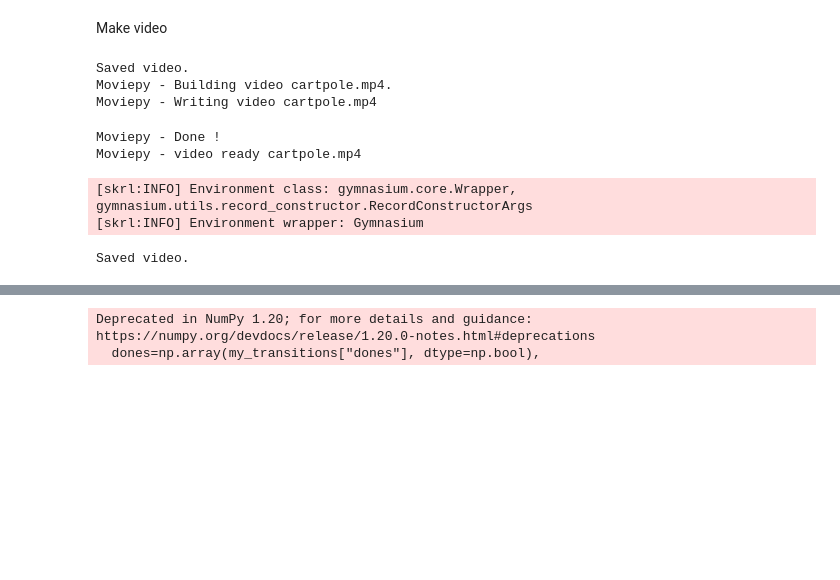
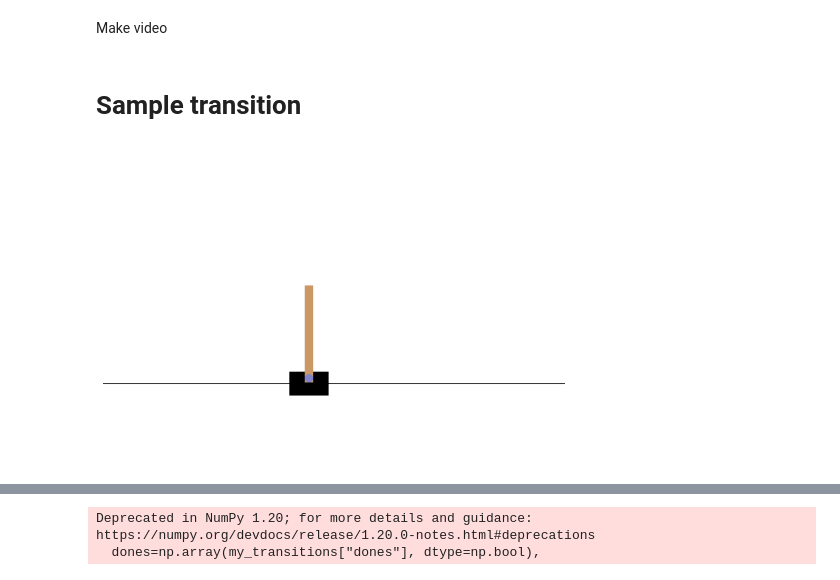
Before and after one commit to Chickeninvader/Machine_learning_project, a Jupyter notebook: imitation_learning.ipynb, the cells around one changed output, grey strips where cells are left out. Drawn from its saved outputs; the diff is of its cells as text; code cells hidden in the pictures; blank space fills up the shorter version.

```diff
--- a/imitation_learning.ipynb
+++ b/imitation_learning.ipynb
@@ -158,52 +187,46 @@ Result (loss, reward mean, ...)
 # %% [markdown]
 Make video
-# %%
-env = gym.make("CartPole-v1", render_mode='rgb_array')
-video_recorder = None
-video_recorder = VideoRecorder(
-    env, "cartpole.mp4", enabled="cartpole.mp4" is not None)
-counter = 0
-episode_len = 10000
-obs, info = env.reset()
-
-
-while True:
-    env.unwrapped.render()
-    video_recorder.capture_frame()
-    action = agent.act(torch.tensor(obs).unsqueeze(0), counter, episode_len)[0].item()
-    obs, rew, done, truncated, info = env.step(action)
-    if done or truncated:
-        print("Saved video.")
-        video_recorder.close()
-        video_recorder.enabled = False
-        break
-    counter = counter + 1
-# %% [output]
-Saved video.
-Moviepy - Building video cartpole.mp4.
-Moviepy - Writing video cartpole.mp4
-Moviepy - Done !
-Moviepy - video ready cartpole.mp4
+# %%
+from matplotlib import animation
+import matplotlib.pyplot as plt
+
+"""
+Ensure you have imagemagick installed with
+sudo apt-get install imagemagick
+
+Open file in CLI with:
+xgd-open <filelname>
+"""
+def save_frames_as_gif(frames, path='./', filename='gym_animation.gif'):
+
+    #Mess with this to change frame size
+    plt.figure(figsize=(frames[0].shape[1] / 72.0, frames[0].shape[0] / 72.0), dpi=72)
+
+    patch = plt.imshow(frames[0])
+    plt.axis('off')
+
+    def animate(i):
+        patch.set_data(frames[i])
+
+    anim = animation.FuncAnimation(plt.gcf(), animate, frames = len(frames), interval=50)
+    anim.save(path + filename, writer='imagemagick', fps=60)
+# %% [markdown]
+# Sample transition
 # %%
 # Initialize lists to store transitions
 obs_list, acts_list, infos_list, next_obs_list, dones_list = [], [], [], [], []
 # %%
-env = gym.make("CartPole-v1", render_mode='rgb_array')
-env = wrap_env(env)
 obs, info = env.reset()
-video_recorder = None
-video_recorder = VideoRecorder(
-    env, "cartpole.mp4", enabled="cartpole.mp4" is not None)
 counter = 0
-episode_len = 10000
+episode_len = 15000
+frames = []
 
 # Define the number of episodes to collect transitions
 num_episodes = 1
 
 while True:
-    env.unwrapped.render()
-    video_recorder.capture_frame()
-    action = agent.act(obs, counter, episode_len)[0]
+    frames.append(env.unwrapped.render())
+    action = agent.act(obs, 0, 1)[0]
     next_obs, rew, done, truncated, info = env.step(action)
 
     # Append transitions to the lists
@@ -216,13 +239,10 @@ while True:
     # Update the current observation
     obs = next_obs
 
-    if done and truncated:
-        print("Saved video.")
-        video_recorder.close()
-        video_recorder.enabled = False
+    if done or truncated:
         break
     counter = counter + 1
-# %% [output]
-[skrl:INFO] Environment class: gymnasium.core.Wrapper, gymnasium.utils.record_constructor.RecordConstructorArgs
-[skrl:INFO] Environment wrapper: Gymnasium
-Saved video.
+# %%
+save_frames_as_gif(frames)
+# %% [output]
+[figure, added]
```
Also changed, not shown: parts of 33 cells of this notebook, 51 other files.
